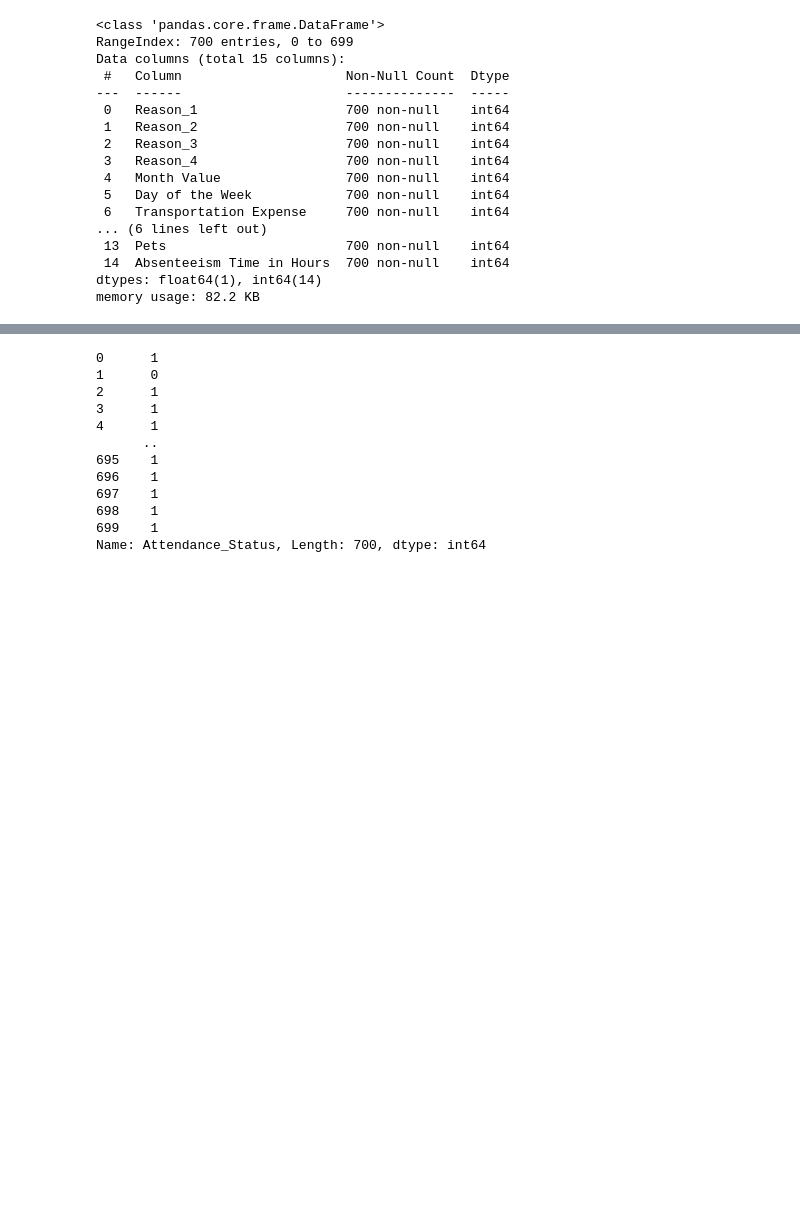
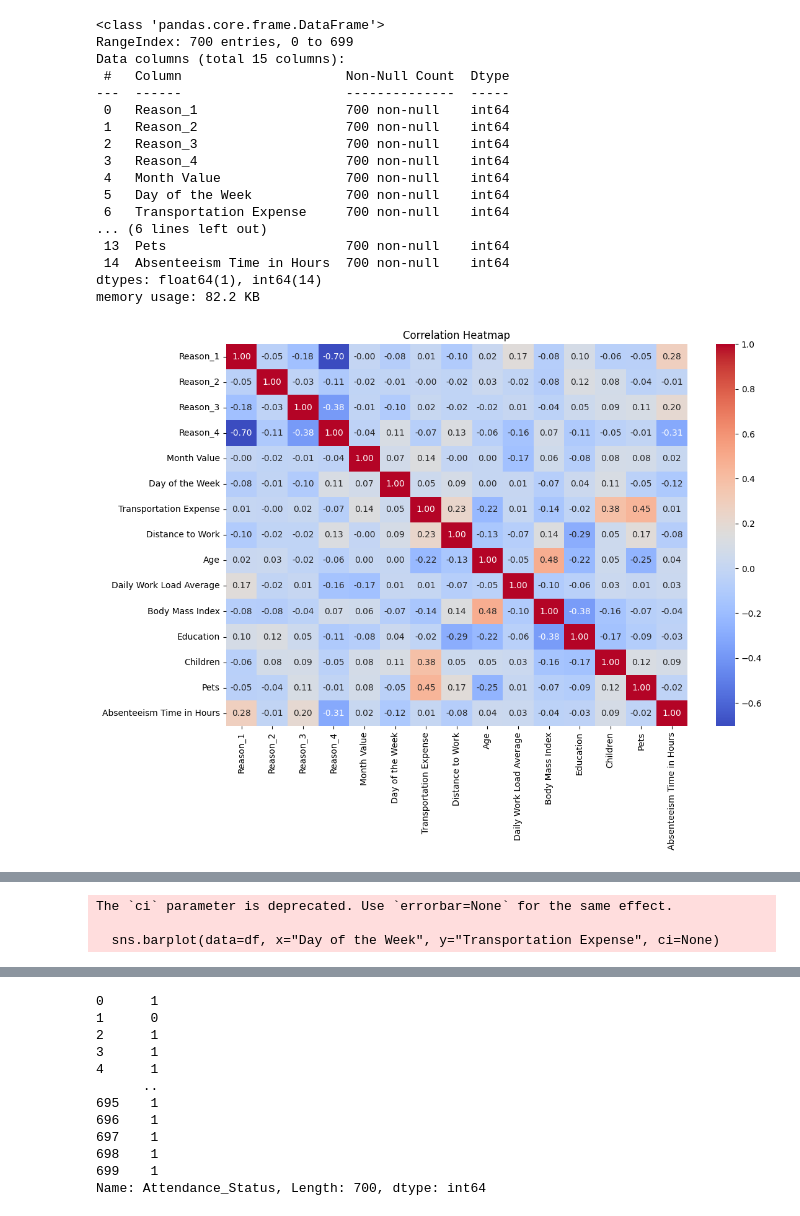
Before and after one commit to Anmol080904/geo_attend_employee_ai_model, a Jupyter notebook: cuda/Untitled.ipynb, the cells around one changed output, grey strips where cells are left out. Saved outputs shown, nothing was run; the diff lists cells and outputs as text; code cells hidden in the pictures; blank space fills up the shorter version.

```diff
--- a/cuda/Untitled.ipynb
+++ b/cuda/Untitled.ipynb
@@ -12,22 +12,40 @@ from imblearn.over_sampling import SMOTE
 # %%
 df = pd.read_csv("df_preprocessed.csv")
 df.head()
 df.info()
+plt.figure(figsize=(12, 8))
+sns.heatmap(df.corr(), annot=True, cmap='coolwarm', fmt=".2f")
+plt.title("Correlation Heatmap")
+plt.show()
+sns.histplot(df["Age"], kde=True, bins=20)
+plt.title("Distribution of Age")
+plt.show()
+sns.barplot(data=df, x="Day of the Week", y="Transportation Expense", ci=None)
+plt.title("Transport Expense by Day of the Week")
+plt.show()
+selected = df[["Age", "Distance to Work", "Transportation Expense", "Body Mass Index"]]
+sns.pairplot(selected)
+plt.suptitle("Pairwise Feature Relationships", y=1.02)
+plt.show()
+sns.scatterplot(data=df, x="Daily Work Load Average", y="Body Mass Index", hue="Education", palette="Set2")
+plt.title("Workload vs BMI colored by Education")
+plt.show()
 # %% [output]
 <class 'pandas.core.frame.DataFrame'>
 RangeIndex: 700 entries, 0 to 699
 Data columns (total 15 columns):
  #   Column                     Non-Null Count  Dtype
 ---  ------                     --------------  -----
  0   Reason_1                   700 non-null    int64
  1   Reason_2                   700 non-null    int64
  2   Reason_3                   700 non-null    int64
  3   Reason_4                   700 non-null    int64
  4   Month Value                700 non-null    int64
  5   Day of the Week            700 non-null    int64
  6   Transportation Expense     700 non-null    int64
 ... (6 lines left out)
  13  Pets                       700 non-null    int64
  14  Absenteeism Time in Hours  700 non-null    int64
 dtypes: float64(1), int64(14)
 memory usage: 82.2 KB
+[figure, added]
@@ -33,0 +53,3 @@ memory usage: 82.2 KB
+The `ci` parameter is deprecated. Use `errorbar=None` for the same effect.
+
+  sns.barplot(data=df, x="Day of the Week", y="Transportation Expense", ci=None)
```
Also changed, not shown: parts of 2 cells of this notebook.
